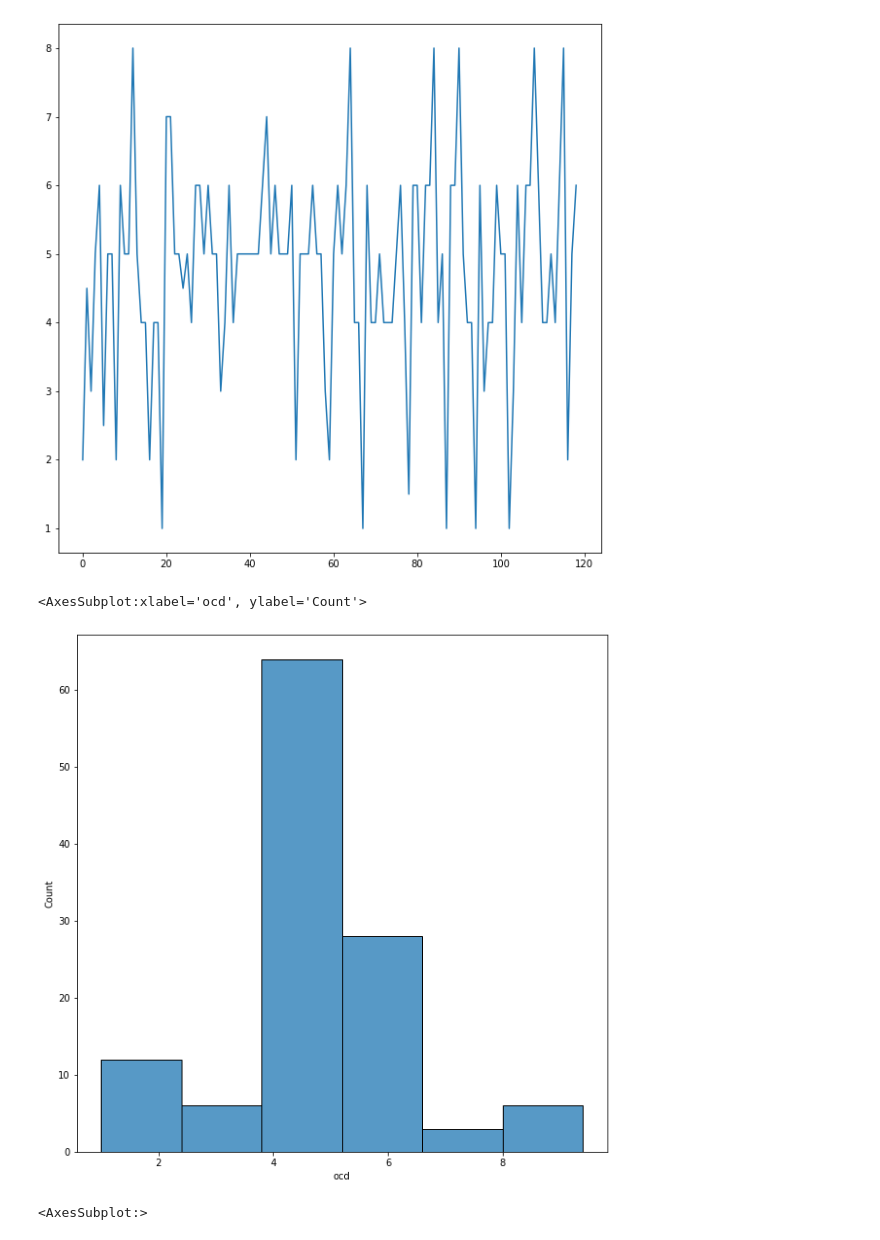
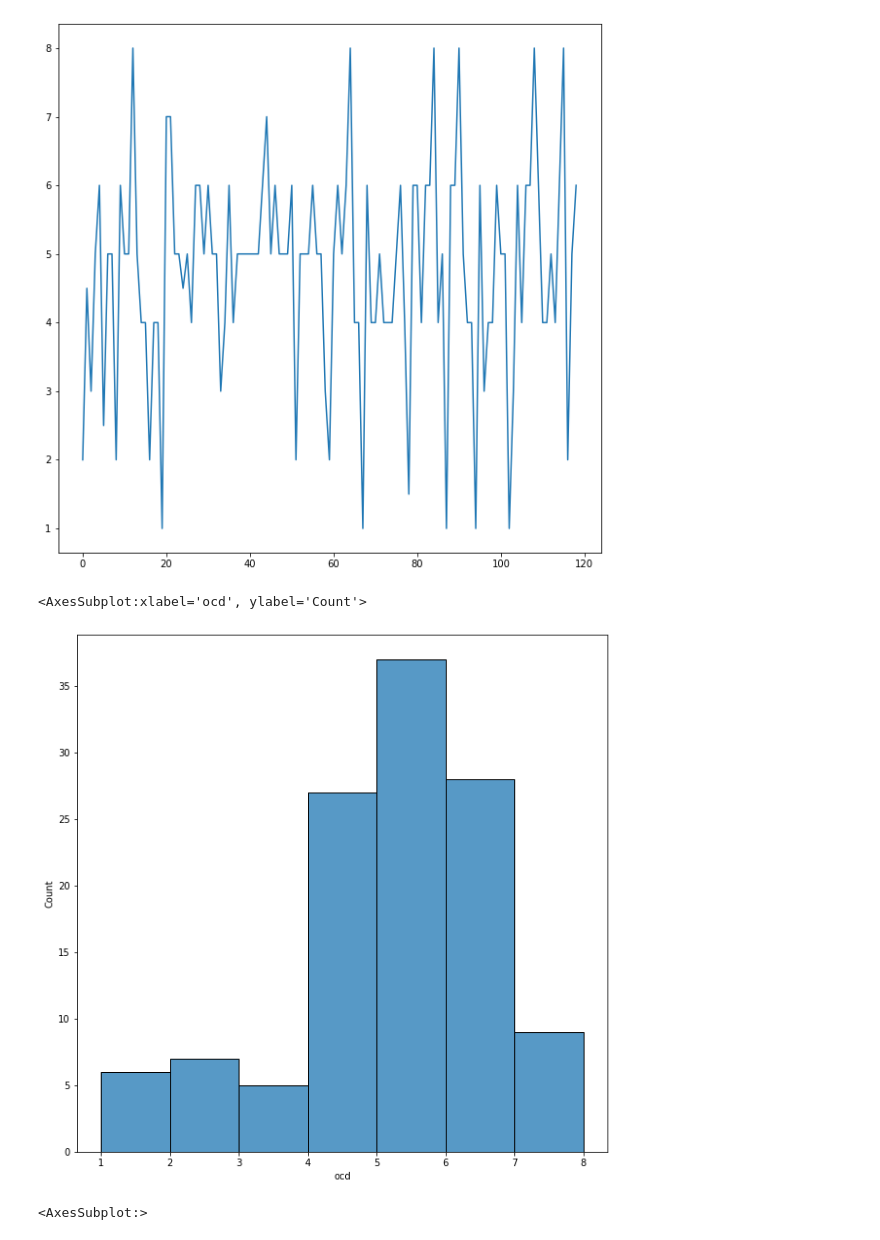
Before and after one commit to BALAJI24092001/Student-Perception-Analysis, a Jupyter notebook: StudentPercetionAnalysis.ipynb, the cells around one changed output. Cells and saved outputs as stored; diff of their text form; code cells hidden in the pictures.

```diff
--- a/StudentPercetionAnalysis.ipynb
+++ b/StudentPercetionAnalysis.ipynb
@@ -146,11 +150,11 @@ data.ocd.plot()
 [figure]
 # %%
 plt.figure(figsize=(10, 10))
-sns.histplot(data=data, x= 'ocd', binwidth=1.4)
+sns.histplot(data=data, x= 'ocd', binwidth=1)
 # left skewed
 # %% [output]
 <AxesSubplot:xlabel='ocd', ylabel='Count'>
-[figure, old version]
+[figure, new version]
 # %%
 plt.figure(figsize=(10, 10))
 data.eocd.plot()
```
Also changed, not shown: parts of 58 cells of this notebook.
